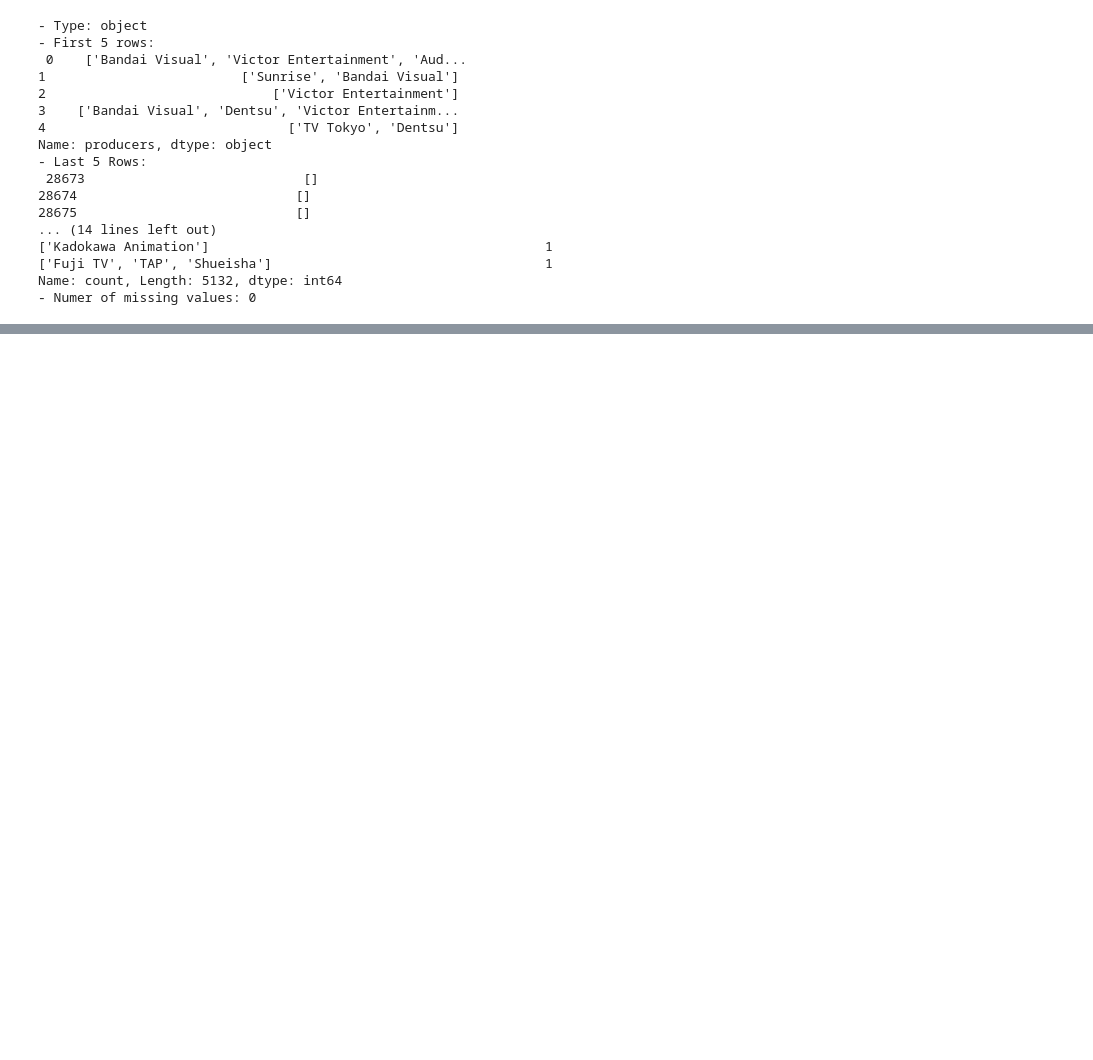
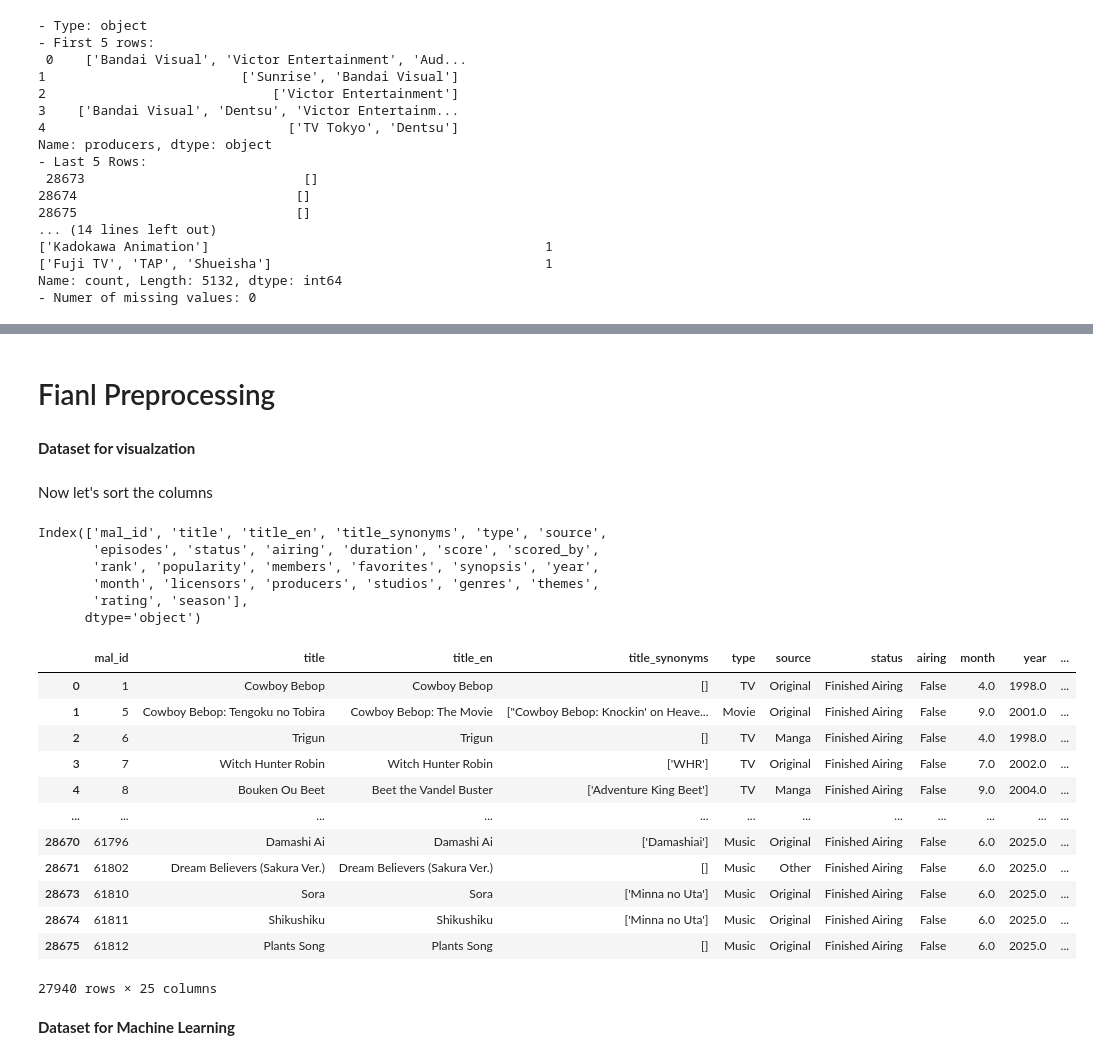
Before and after one commit to MyHandleIsThis/MyAnimeList-Data-Analysis, a Jupyter notebook: preprocess.ipynb, the cells around one changed output, grey strips where cells are left out. Saved outputs shown, nothing was run; the diff lists cells and outputs as text; code cells hidden in the pictures; blank space fills up the shorter version.

Commit message:
Preprocessing data in progress

```diff
--- a/preprocess.ipynb
+++ b/preprocess.ipynb
@@ -153,8 +153,8 @@ Feature `title_en`
 # %%
 describe_feature(data, 'title_en')
 
-# Turning all the missing values into empty strings
-data['title_en'] = data.apply(lambda row: row['title_en'] if pd.notnull(row['title_en']) else '', axis=1)
+# Turning all the missing values into the original title
+data['title_en'] = data.apply(lambda row: row['title_en'] if pd.notnull(row['title_en']) else row['title'], axis=1)
 print(f"Number of missing values after cleaning: {data['title_en'].isna().sum().sum()}")
 # %% [output]
 - Type: object
@@ -635,0 +736,40 @@ Name: count, Length: 5132, dtype: int64
+# %% [markdown]
+# Fianl Preprocessing
+# %% [markdown]
+**Dataset for visualzation**
+# %%
+
+vis_data = data[data['status'] != "Not yet aired"]
+vis_data = vis_data.drop(columns={'season', 'rating'})
+vis_data = vis_data.rename(columns={'new_season': 'season', 'new_rating': 'rating'})
+# %% [markdown]
+Now let's sort the columns
+# %%
+vis_data.columns
+# %% [output]
+Index(['mal_id', 'title', 'title_en', 'title_synonyms', 'type', 'source',
+       'episodes', 'status', 'airing', 'duration', 'score', 'scored_by',
+       'rank', 'popularity', 'members', 'favorites', 'synopsis', 'year',
+       'month', 'licensors', 'producers', 'studios', 'genres', 'themes',
+       'rating', 'season'],
+      dtype='object')
+# %%
+vis_data = vis_data[['mal_id', 'title', 'title_en', 'title_synonyms', 'type', 'source', 'status', 'airing', 'month', 'year',
+'season', 'episodes', 'duration', 'score', 'scored_by', 'rank', 'members','popularity', 'favorites', 'genres', 'themes', 'rating',
+'licensors', 'producers', 'studios']]
+# %% [output]
+|  | mal_id | title | title_en | title_synonyms | type | source | status | airing | month | year | ... |
+| 0 | 1 | Cowboy Bebop | Cowboy Bebop | [] | TV | Original | Finished Airing | False | 4.0 | 1998.0 | ... |
+| 1 | 5 | Cowboy Bebop: Tengoku no Tobira | Cowboy Bebop: The Movie | ["Cowboy Bebop: Knockin' on Heave... | Movie | Original | Finished Airing | False | 9.0 | 2001.0 | ... |
+| 2 | 6 | Trigun | Trigun | [] | TV | Manga | Finished Airing | False | 4.0 | 1998.0 | ... |
+| 3 | 7 | Witch Hunter Robin | Witch Hunter Robin | ['WHR'] | TV | Original | Finished Airing | False | 7.0 | 2002.0 | ... |
+| 4 | 8 | Bouken Ou Beet | Beet the Vandel Buster | ['Adventure King Beet'] | TV | Manga | Finished Airing | False | 9.0 | 2004.0 | ... |
+| ... | ... | ... | ... | ... | ... | ... | ... | ... | ... | ... | ... |
+| 28670 | 61796 | Damashi Ai | Damashi Ai | ['Damashiai'] | Music | Original | Finished Airing | False | 6.0 | 2025.0 | ... |
+| 28671 | 61802 | Dream Believers (Sakura Ver.) | Dream Believers (Sakura Ver.) | [] | Music | Other | Finished Airing | False | 6.0 | 2025.0 | ... |
+| 28673 | 61810 | Sora | Sora | ['Minna no Uta'] | Music | Original | Finished Airing | False | 6.0 | 2025.0 | ... |
+| 28674 | 61811 | Shikushiku | Shikushiku | ['Minna no Uta'] | Music | Original | Finished Airing | False | 6.0 | 2025.0 | ... |
+| 28675 | 61812 | Plants Song | Plants Song | [] | Music | Original | Finished Airing | False | 6.0 | 2025.0 | ... |
+27940 rows × 25 columns
+# %% [markdown]
+**Dataset for Machine Learning**
```
Also changed, not shown: parts of 31 cells of this notebook, 1 other file.
